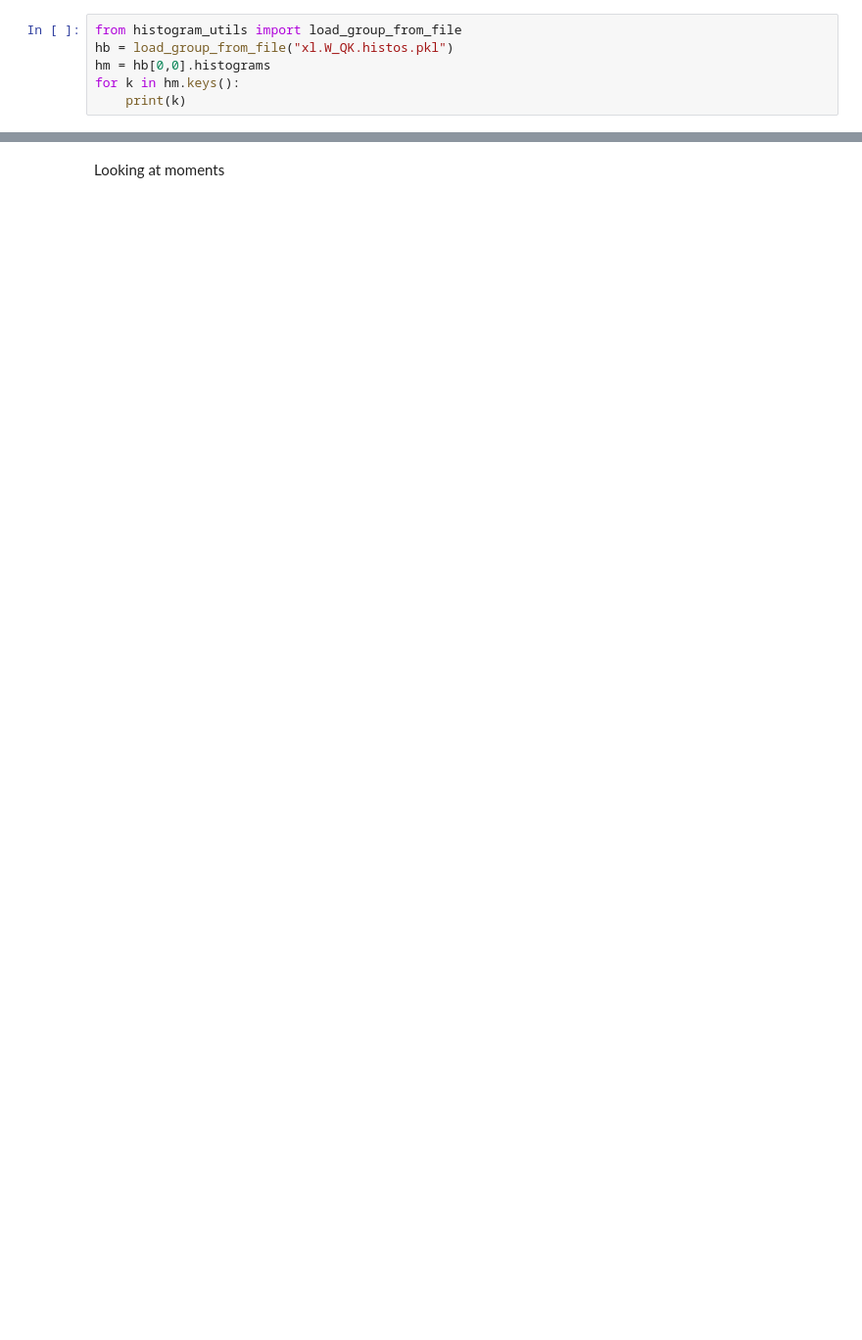
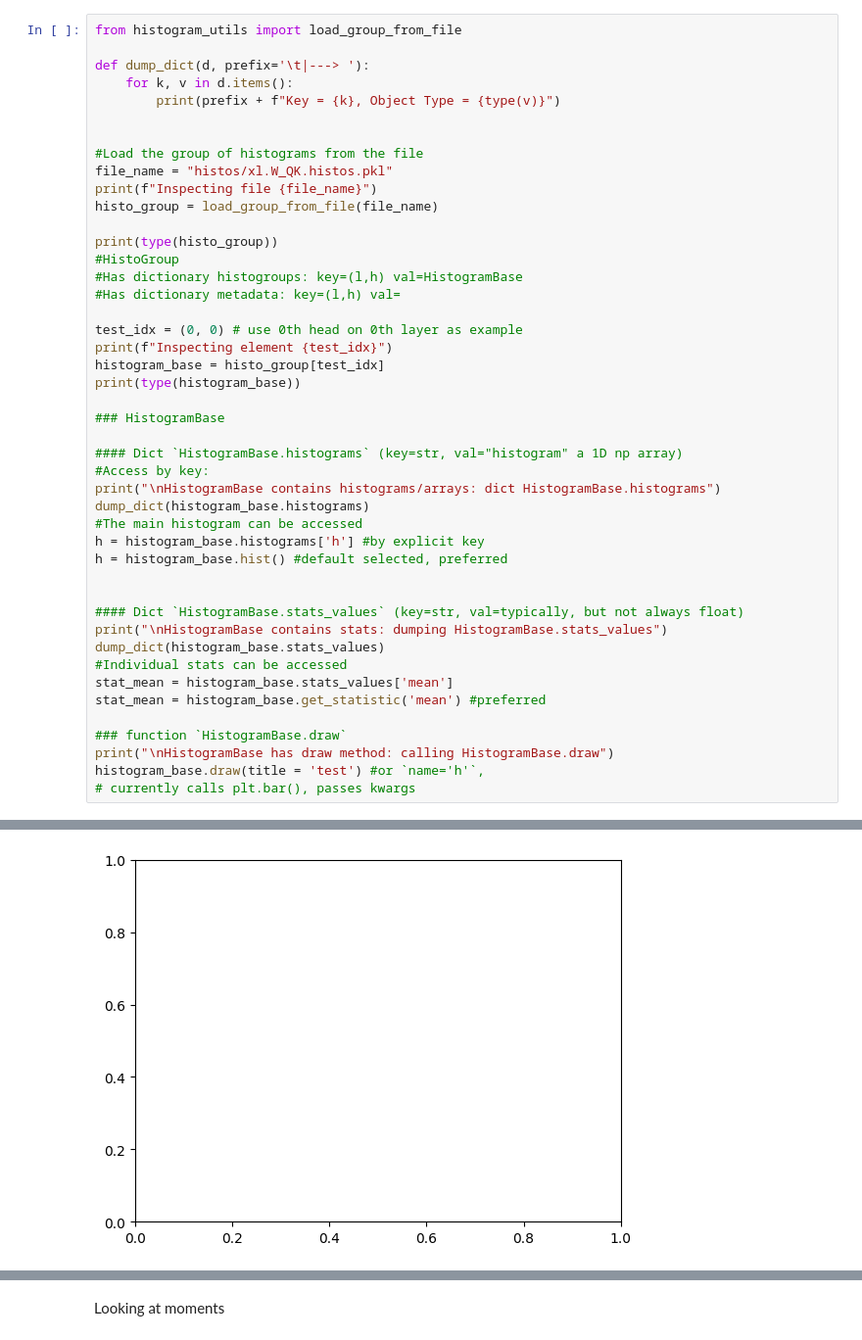
Before and after one commit to angerami/transformer-analysis, a Jupyter notebook: plot_book.ipynb, the cells around one changed output, grey strips where cells are left out. Shown at 98% size. Drawn from its saved outputs; the diff is of its cells as text; blank space fills up the shorter version.

```diff
--- a/plot_book.ipynb
+++ b/plot_book.ipynb
@@ -29,7 +3,46 @@
 # %%
 from histogram_utils import load_group_from_file
-hb = load_group_from_file("xl.W_QK.histos.pkl")
-hm = hb[0,0].histograms
-for k in hm.keys():
-    print(k)
+
+def dump_dict(d, prefix='\t|---> '):
+    for k, v in d.items():
+        print(prefix + f"Key = {k}, Object Type = {type(v)}")
+
+
+#Load the group of histograms from the file
+file_name = "histos/xl.W_QK.histos.pkl"
+print(f"Inspecting file {file_name}")
+histo_group = load_group_from_file(file_name)
+
+print(type(histo_group))
+#HistoGroup
+#Has dictionary histogroups: key=(l,h) val=HistogramBase
+#Has dictionary metadata: key=(l,h) val=
+
+test_idx = (0, 0) # use 0th head on 0th layer as example
+print(f"Inspecting element {test_idx}")
+histogram_base = histo_group[test_idx]
+print(type(histogram_base))
+
+### HistogramBase
+
+#### Dict `HistogramBase.histograms` (key=str, val="histogram" a 1D np array)
+#Access by key:
+print("\nHistogramBase contains histograms/arrays: dict HistogramBase.histograms")
+dump_dict(histogram_base.histograms)
+#The main histogram can be accessed
+h = histogram_base.histograms['h'] #by explicit key
+h = histogram_base.hist() #default selected, preferred
+
+
+#### Dict `HistogramBase.stats_values` (key=str, val=typically, but not always float)
+print("\nHistogramBase contains stats: dumping HistogramBase.stats_values")
+dump_dict(histogram_base.stats_values)
+#Individual stats can be accessed
+stat_mean = histogram_base.stats_values['mean']
+stat_mean = histogram_base.get_statistic('mean') #preferred
+
+### function `HistogramBase.draw`
+print("\nHistogramBase has draw method: calling HistogramBase.draw")
+histogram_base.draw(title = 'test') #or `name='h'`,
+# currently calls plt.bar(), passes kwargs
 # %% [output]
@@ -38,0 +70 @@ SVD
+[figure, added]
```
Also changed, not shown: parts of 6 cells of this notebook, 3 other files.
